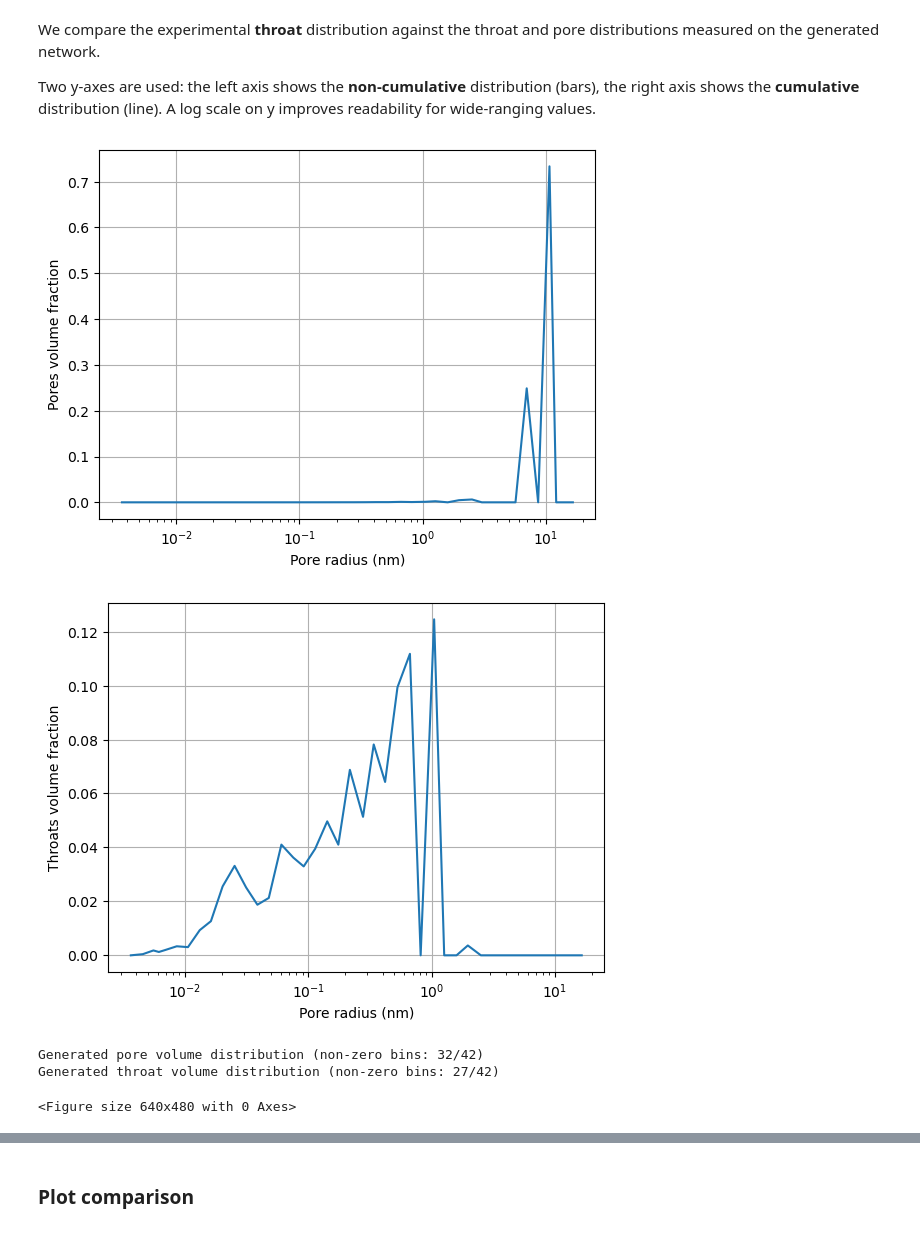
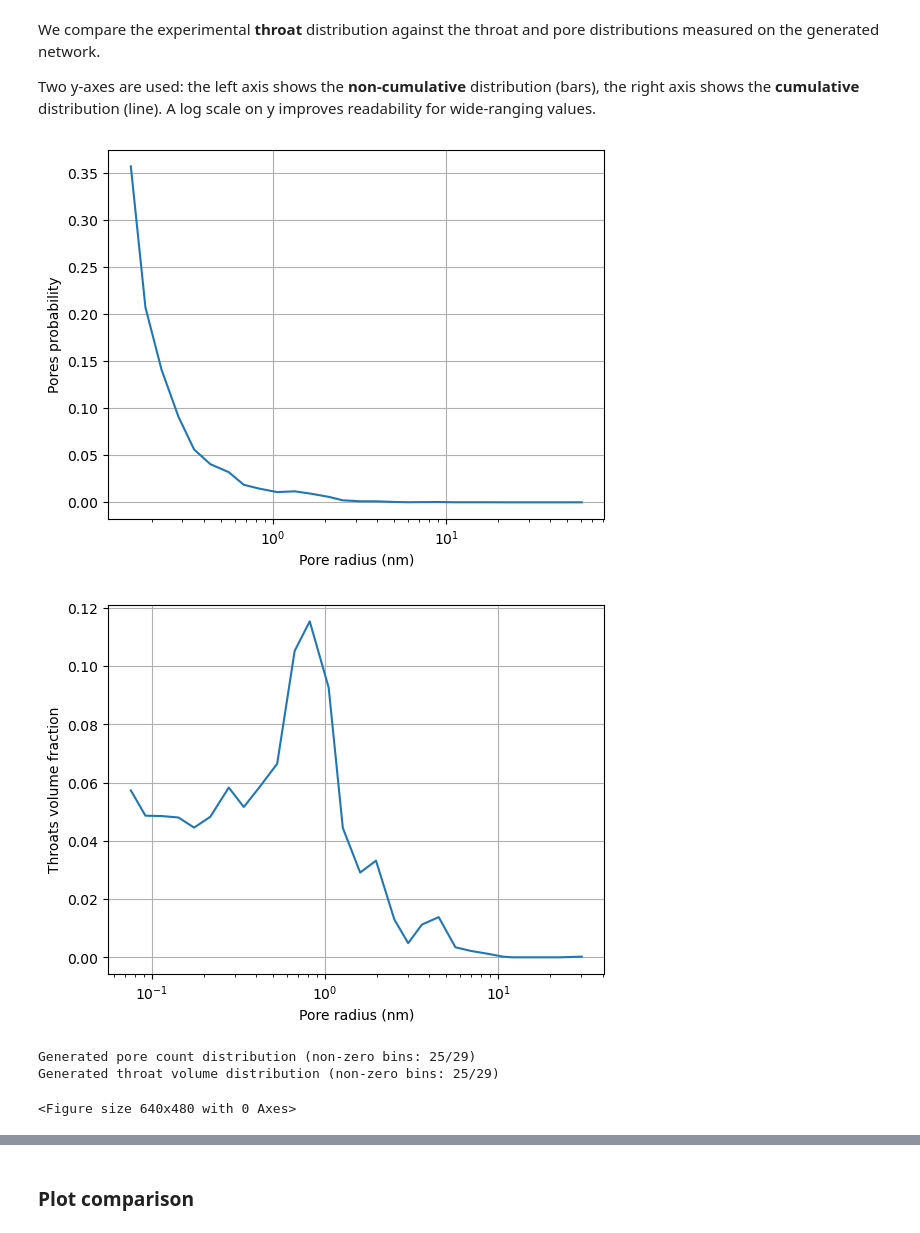
Before and after one commit to jerome-lux/pnm, a Jupyter notebook: examples/PNM-generation.ipynb, the cells around one changed output, grey strips where cells are left out. Drawn from its saved outputs; the diff is of its cells as text; code cells hidden in the pictures.

```diff
--- a/examples/PNM-generation.ipynb
+++ b/examples/PNM-generation.ipynb
@@ -421,28 +551,36 @@ distributions measured on the generated network.
 Two y-axes are used: the left axis shows the **non-cumulative** distribution
 (bars), the right axis shows the **cumulative** distribution (line). A log
 scale on y improves readability for wide-ranging values.
+# %%
+# Reload the network just saved (cell above) so that section 6 compares against the CURRENT run,
+# and to validate the GML round-trip. Note: write() appends
+# ".gml" to net_path, so the on-disk file is net_path.name + ".gml".
+pn = pnm.pore_network.read(str(net_path) + ".gml")
 # %%
-# Compute statistics on the generated network
+# Compute statistics on the generated network.
+# Pores are binned on the pore-scale edges (throat_radii * PRTRR) in COUNT mode so that the
+# result is directly comparable to the predicted count distribution pdist (cell 15).
+# Throats stay on the experimental throat edges in volume mode (comparable to MIP data).
 rbins = throat_radii  # use the same bins as experimental data
 
 pore_bins, pore_dist = stats(
-    pn, bins=rbins, mode='vol', elements='pores', xscale='log', show=True
+    pn, bins=pore_radii_bins, mode='count', elements='pores', xscale='log', show=True
 )
 throat_bins, throat_dist = stats(
     pn, bins=rbins, mode='vol', elements='throats', xscale='log', show=True
 )
 
-# Normalize
+# Normalize (already normalized by stats(), but keep the guard for empty networks)
 pore_dist_norm = pore_dist / pore_dist.sum() if pore_dist.sum() > 0 else pore_dist
 throat_dist_norm = throat_dist / throat_dist.sum() if throat_dist.sum() > 0 else throat_dist
 
-print(f"Generated pore volume distribution (non-zero bins: {(pore_dist_norm>0).sum()}/{len(pore_dist_norm)})")
+print(f"Generated pore count distribution (non-zero bins: {(pore_dist_norm>0).sum()}/{len(pore_dist_norm)})")
 print(f"Generated throat volume distribution (non-zero bins: {(throat_dist_norm>0).sum()}/{len(throat_dist_norm)})")
 
 plt.show()
 # %% [output]
-[figure, old version]
+[figure, new version]
-[figure, old version]
+[figure, new version]
-Generated pore volume distribution (non-zero bins: 32/42)
-Generated throat volume distribution (non-zero bins: 27/42)
+Generated pore count distribution (non-zero bins: 25/29)
+Generated throat volume distribution (non-zero bins: 25/29)
 <Figure size 640x480 with 0 Axes>
```
Also changed, not shown: parts of 20 cells of this notebook, 2 other files.
